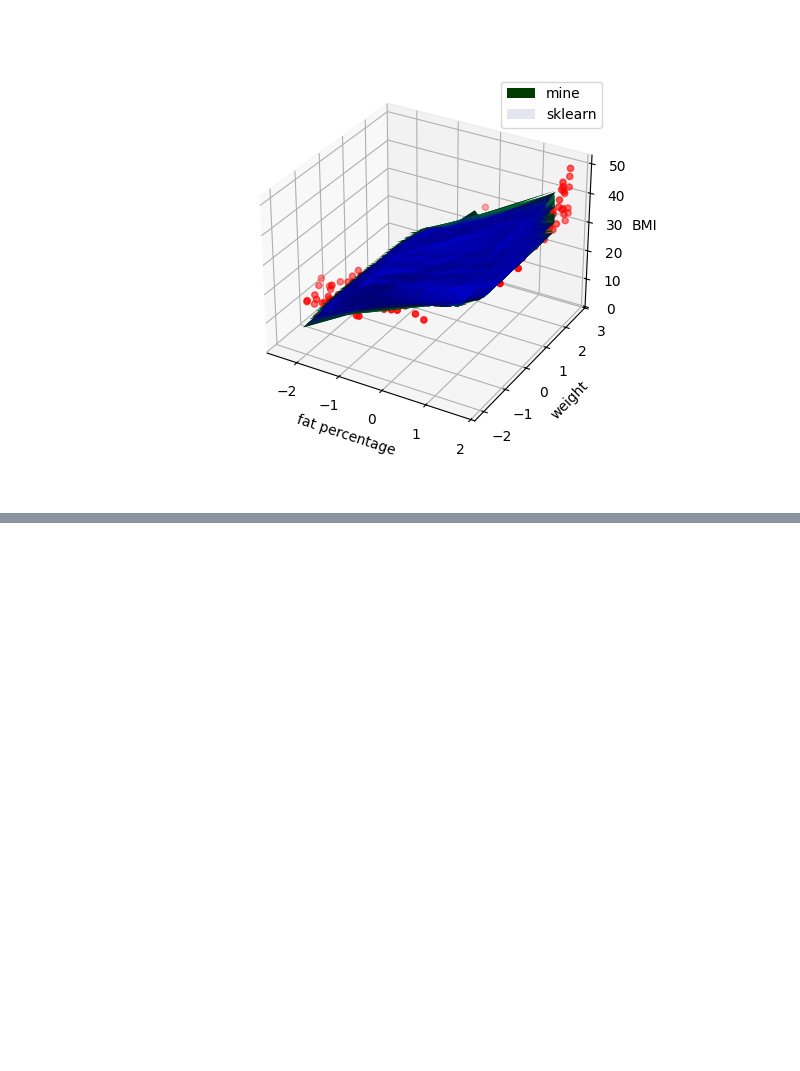
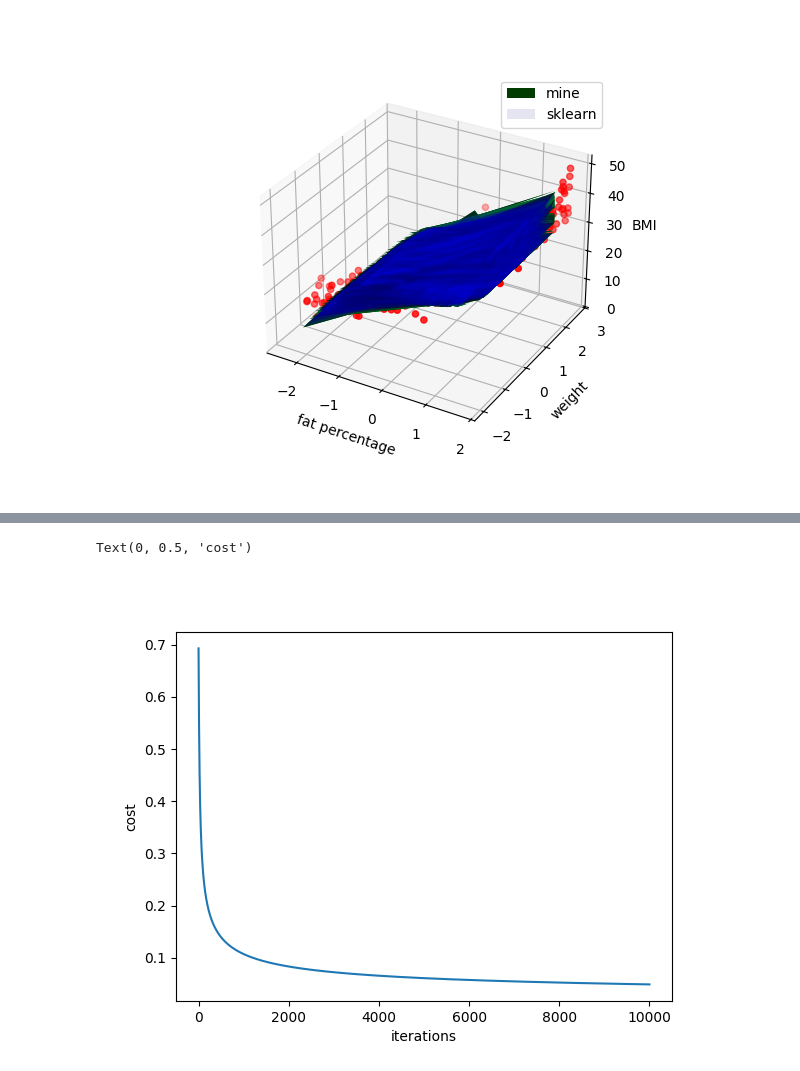
Before and after one commit to Pourixa/life-style-analyze, a Jupyter notebook: main.ipynb, the cells around one changed output, grey strips where cells are left out. Drawn from its saved outputs; the diff is of its cells as text; code cells hidden in the pictures; blank space fills up the shorter version.

```diff
--- a/main.ipynb
+++ b/main.ipynb
@@ -394,0 +459,12 @@ ax4.legend()
+# %%
+y=gender
+x4 = scale(height, 2)
+w4, b4, cost4,iters4 =logistic_regression_gradient_descent((x4,1), y=y, alpha=0.1, iters=10000,cost=True)
+# %%
+plt_cost4=plt.figure().add_subplot(111,)
+plt_cost4.plot(iters4,cost4)
+plt_cost4.set_xlabel("iterations")
+plt_cost4.set_ylabel("cost")
+# %% [output]
+Text(0, 0.5, 'cost')
+[figure, added]
```
Also changed, not shown: parts of 10 cells of this notebook.
